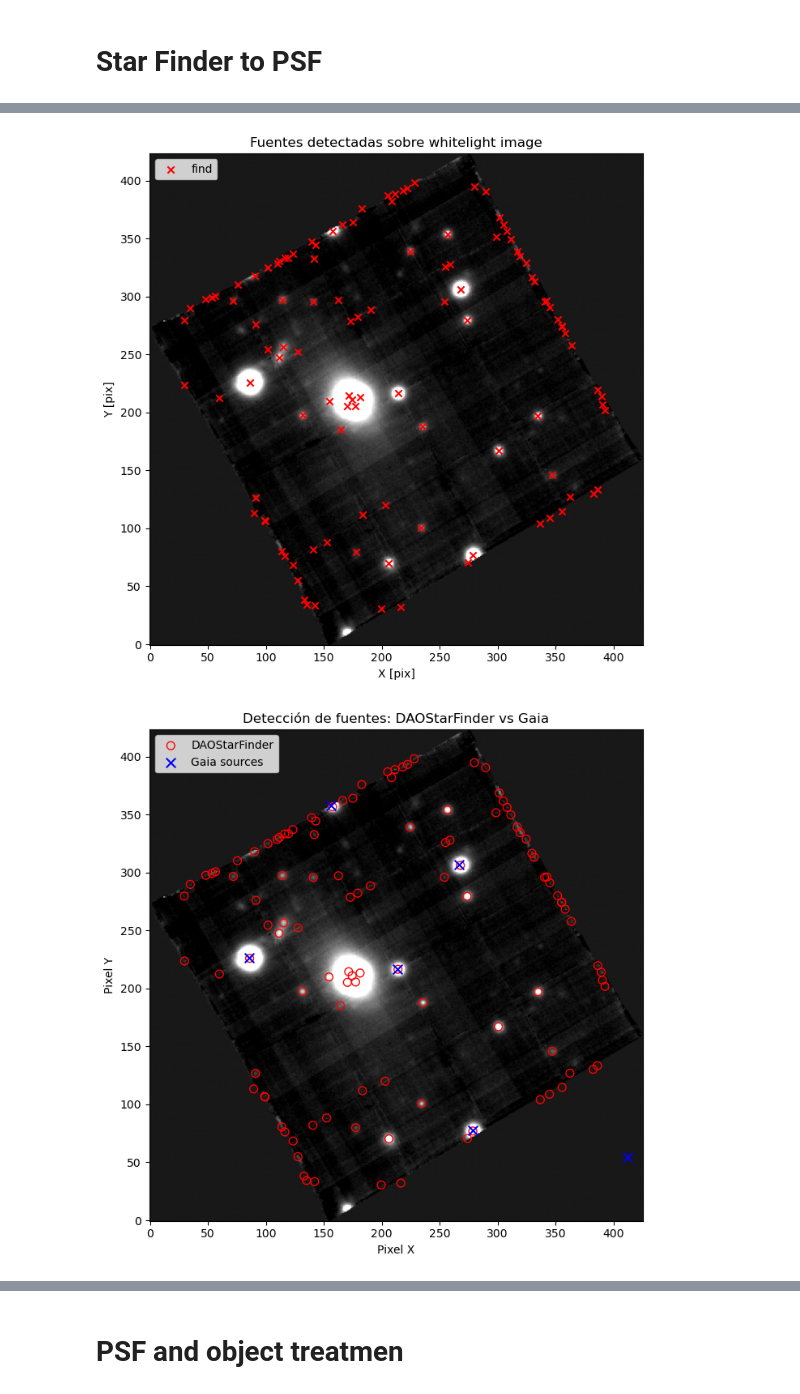
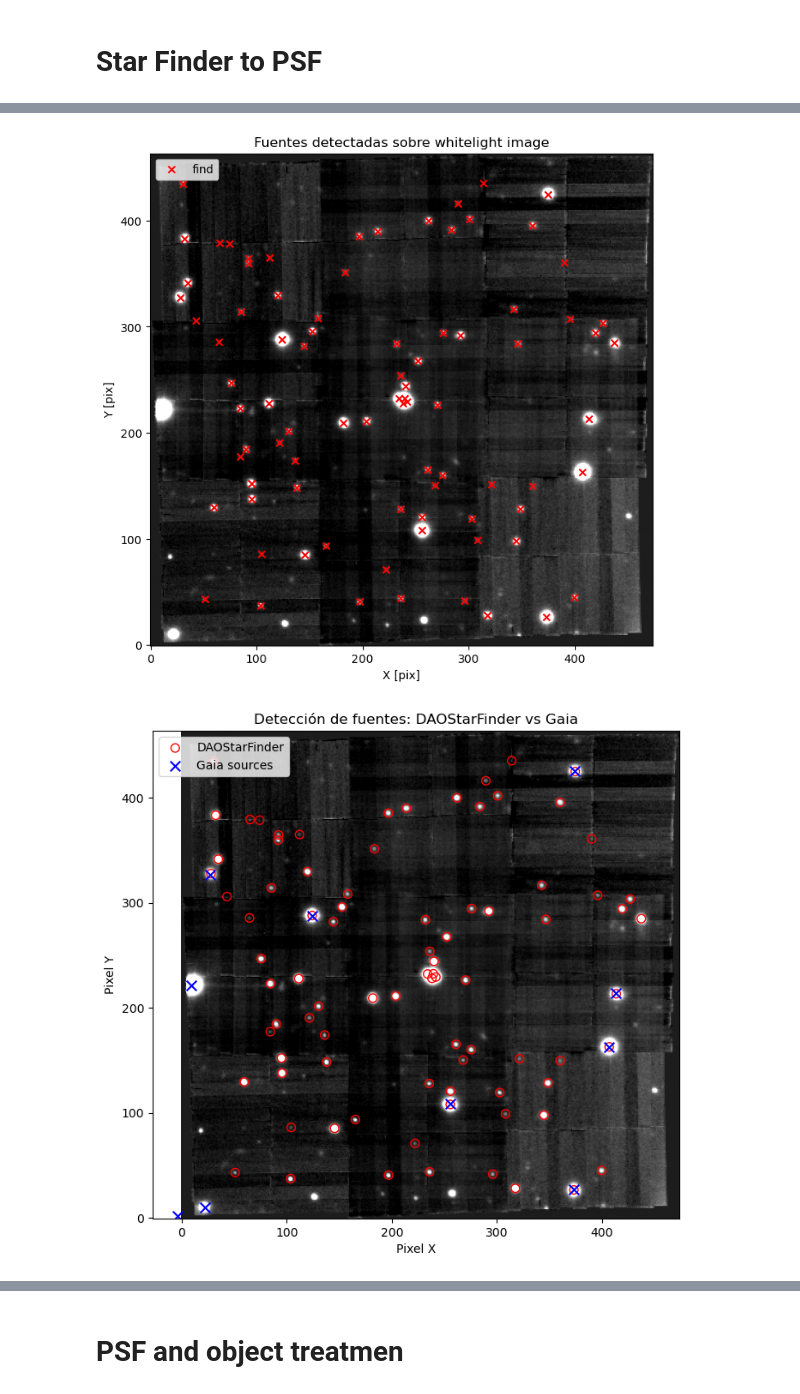
Before and after one commit to Drack4k/PSF_Len_QSO_Analysis, a Jupyter notebook: PSF_PlusUltra_repo.ipynb, the cells around one changed output, grey strips where cells are left out. Saved outputs shown, nothing was run; the diff lists cells and outputs as text; code cells hidden in the pictures.

Commit message:
Codigo personalizado para mi imagen de PSJ1606

```diff
--- a/PSF_PlusUltra_repo.ipynb
+++ b/PSF_PlusUltra_repo.ipynb
@@ -29,11 +29,11 @@ from astroquery.gaia import Gaia  # Consulta del catálogo Gaia usando ADQL
 # %%
 # --- Configuración inicial ---
 # Directorios
-DIR = ''
+DIR = '/home/dcorrea/Escritorio/lens_QSO_inv/PSJ1606/'
 OUTPUT_DIR = DIR + 'output/'
 
 # Nombre del archivo fuente
-filename = 'Q2038_Muse_Simple_Y.fits'
+filename = 'PSJ1606_muse_simple_X_zapped.fits'
 
 # --- Lectura del cubo de datos FITS ---
 with fits.open(DIR + filename) as hdul:
@@ -130,34 +134,34 @@ plt.grid(False)
 plt.tight_layout()
 plt.show()
 # %% [output]
-[figure, old version]
+[figure, new version]
 # %%
 # --- Transformar coordenadas de GAIA (RA, Dec) a píxeles ---
 
-rel_pos_ra, rel_pos_dec = 0,-0.00005
+rel_pos_ra, rel_pos_dec = 0.0001*3 ,-0.0005*1.4
 
 gaia_coords_corr = SkyCoord(ra=gaia_results['ra']+rel_pos_ra, dec=gaia_results['dec']+rel_pos_dec, unit='deg')
 gaia_pixels = wcs_2d.world_to_pixel(gaia_coords_corr)
 
 
 # --- Mostrar imagen con detecciones DAOStarFinder y Gaia ---
 plt.figure(figsize=(7, 7))
 plt.imshow(white_img, origin='lower', cmap='gray', vmin=np.percentile(white_img, 5), vmax=np.percentile(white_img, 99))
 
 # Fuentes detectadas por DAOStarFinder (rojo)
 plt.scatter(positions[:, 0], positions[:, 1], s=50, edgecolor='red', facecolor='none', marker='o', label='DAOStarFinder')
 
 # Fuentes Gaia transformadas (azul)
 plt.scatter(gaia_pixels[0], gaia_pixels[1], s=70, color='blue', marker='x', label='Gaia sources')
 
 plt.xlabel('Pixel X')
 plt.ylabel('Pixel Y')
 plt.title('Detección de fuentes: DAOStarFinder vs Gaia')
 plt.legend(loc='upper left')
 plt.tight_layout()
 plt.show()
 # %% [output]
-[figure, old version]
+[figure, new version]
 # %%
 # --- Transformación pixeles a coordenadas celestes (fuentes encontradas) ---
 sources_sky_coords = wcs_2d.pixel_to_world(positions[:, 0], positions[:, 1])
```
Also changed, not shown: parts of 11 cells of this notebook.
